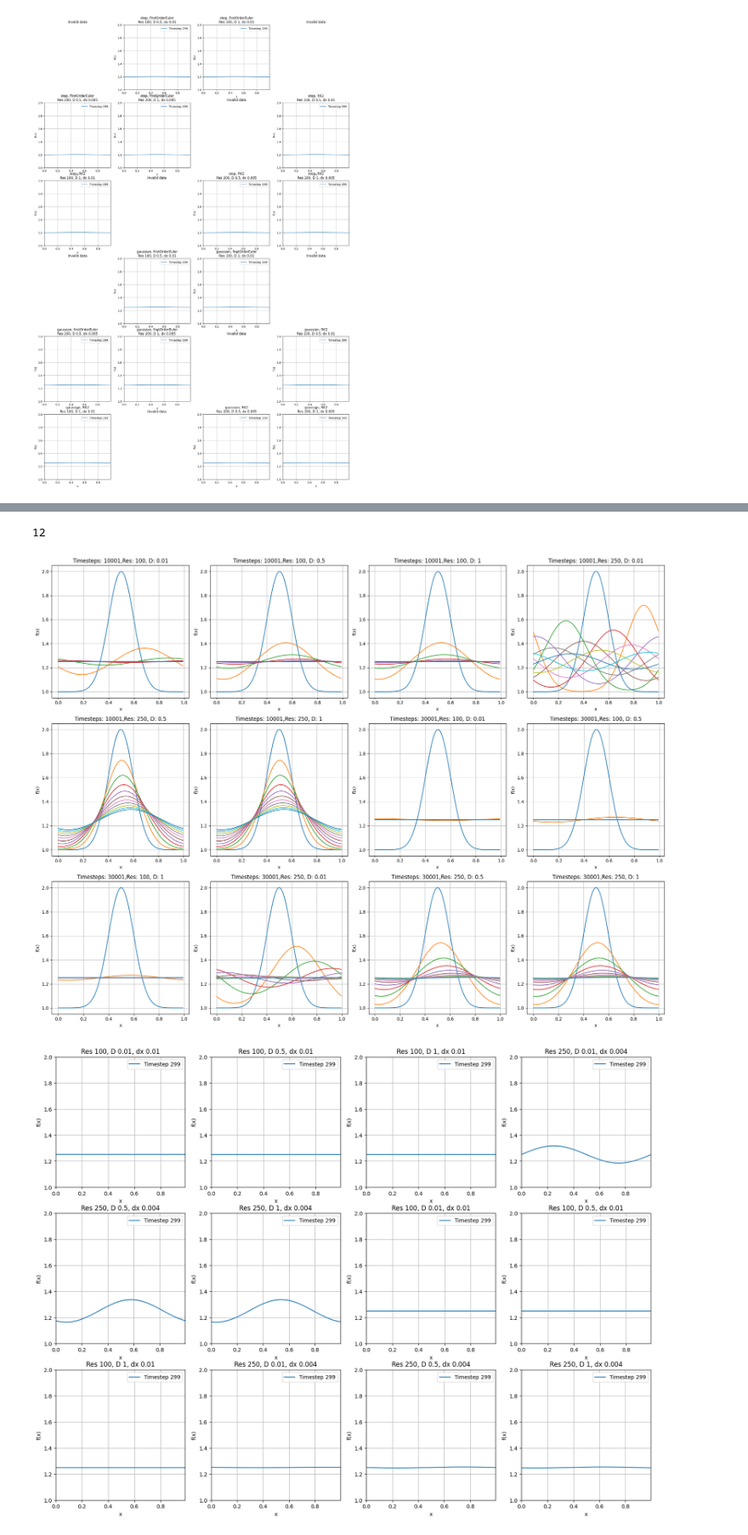
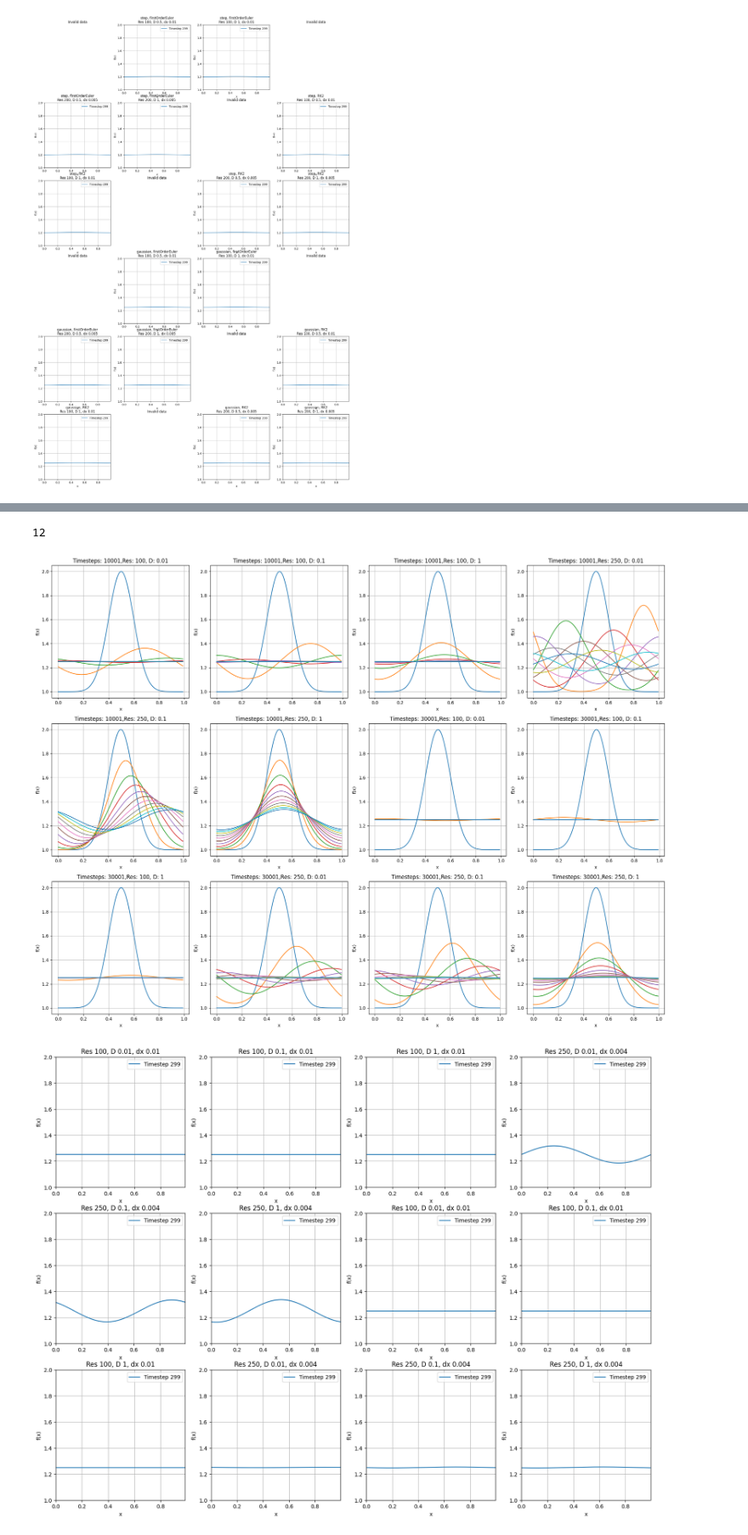
Before and after one commit to dariohug/03_Hydro_project, a Jupyter notebook: visualization.ipynb, the cells around one changed output, grey strips where cells are left out. Shown at 85% size. Drawn from its saved outputs; the diff is of its cells as text; code cells hidden in the pictures.

```diff
--- a/visualization.ipynb
+++ b/visualization.ipynb
@@ -524,7 +525,7 @@ compile_process = subprocess.run(compile_command, capture_output=True, text=True
 
 timesteps = ["10000", "30000"]
 resolutions = ["100", "250"]
-diffusion_coefficients = ["0.01", "0.5", "1"]
+diffusion_coefficients = ["0.01", "0.1", "1"]
 data_results = {}
 
 i = 1
@@ -607,7 +608,7 @@ plt.tight_layout()
 plt.show()
 # %% [output]
 12
-[figure, old version]
+[figure, new version]
 # %%
 # https://www.geeksforgeeks.org/using-matplotlib-for-animations/
 
@@ -653,32 +654,32 @@ for ax, ((num_timesteps, resolution, diffusion_coefficient), data) in zip(axes,
     ax.set_xlabel("x")
     ax.set_ylabel("f(x)")
     ax.grid()
     ax.legend(loc="upper right")
 
     # Store the plot line, time series, and frame count
     plot_lines.append((line, time_series, num_frames))
     valid_axes.append(ax)
 
 # Turn off unused axes
 for ax in axes[num_plots:]:
     ax.axis('off')
 
 # Update function for animation
 def update(frame):
     for (line, time_series, _), ax in zip(plot_lines, valid_axes):
         if frame < time_series.shape[1]:  # Safety to ensure frame is valid
             line.set_ydata(time_series[:, frame])  # Update y data
             line.set_label(f"Timestep {frame}")  # Update legend dynamically
             ax.legend(loc="upper right")
     return [line for line, _, _ in plot_lines]
 
 # Determine the global number of frames for the animation
 num_frames = min(MAX_FRAMES, max(frames for _, _, frames in plot_lines))
 
 # Create the animation
 ani = animation.FuncAnimation(fig, update, frames=num_frames, interval=200, blit=True)
 
 # Save or display the animation
-ani.save("animation.webm", writer="ffmpeg", fps=10, codec="vp9")
+ani.save("animation_advection_diffusion.webm", writer="ffmpeg", fps=10, codec="vp9")
 # %% [output]
-[figure, old version]
+[figure, new version]
```
Also changed, not shown: parts of 1 cell of this notebook, 1 other file.
